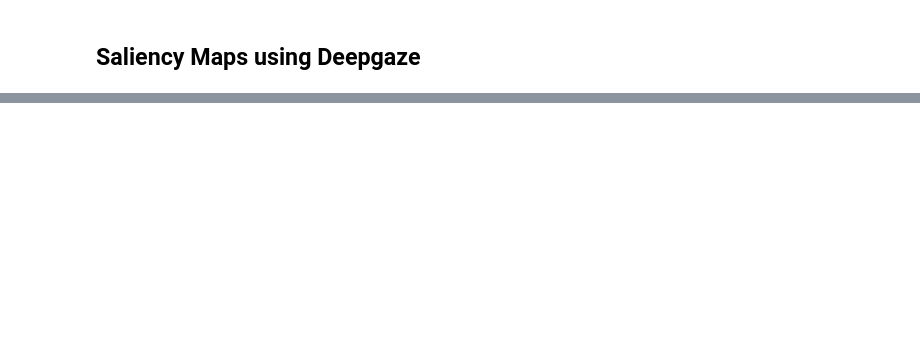
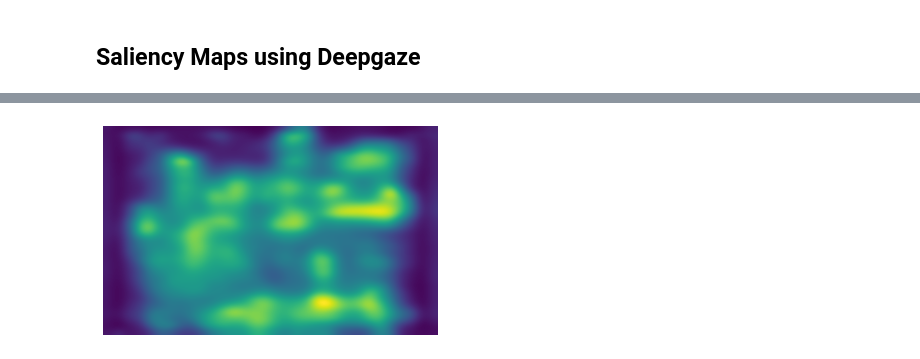
Before and after one commit to BhattacharyaSumit/DAAD-WISE-IRL, a Jupyter notebook: DAAD_Prediction.ipynb, the cells around one changed output, grey strips where cells are left out. Saved outputs shown, nothing was run; the diff lists cells and outputs as text; code cells hidden in the pictures; blank space fills up the shorter version.

```diff
--- a/DAAD_Prediction.ipynb
+++ b/DAAD_Prediction.ipynb
@@ -429,0 +425,12 @@ cd deepgaze
+# %%
+with open("/content/DG_Sal_Map.txt", "rb") as mfile:
+  dg_sal = pickle.load(mfile)
+# %%
+sal_dg =  dg_sal.cpu().detach().numpy()[0][0]
+sal_dg = cv2.resize(sal_dg , (1680, 1050) , interpolation = cv2.INTER_AREA )
+# %%
+plt.imshow(sal_dg)
+plt.axis('off')
+plt.show()
+# %% [output]
+[figure, added]
```
Also changed, not shown: parts of 35 cells of this notebook.
